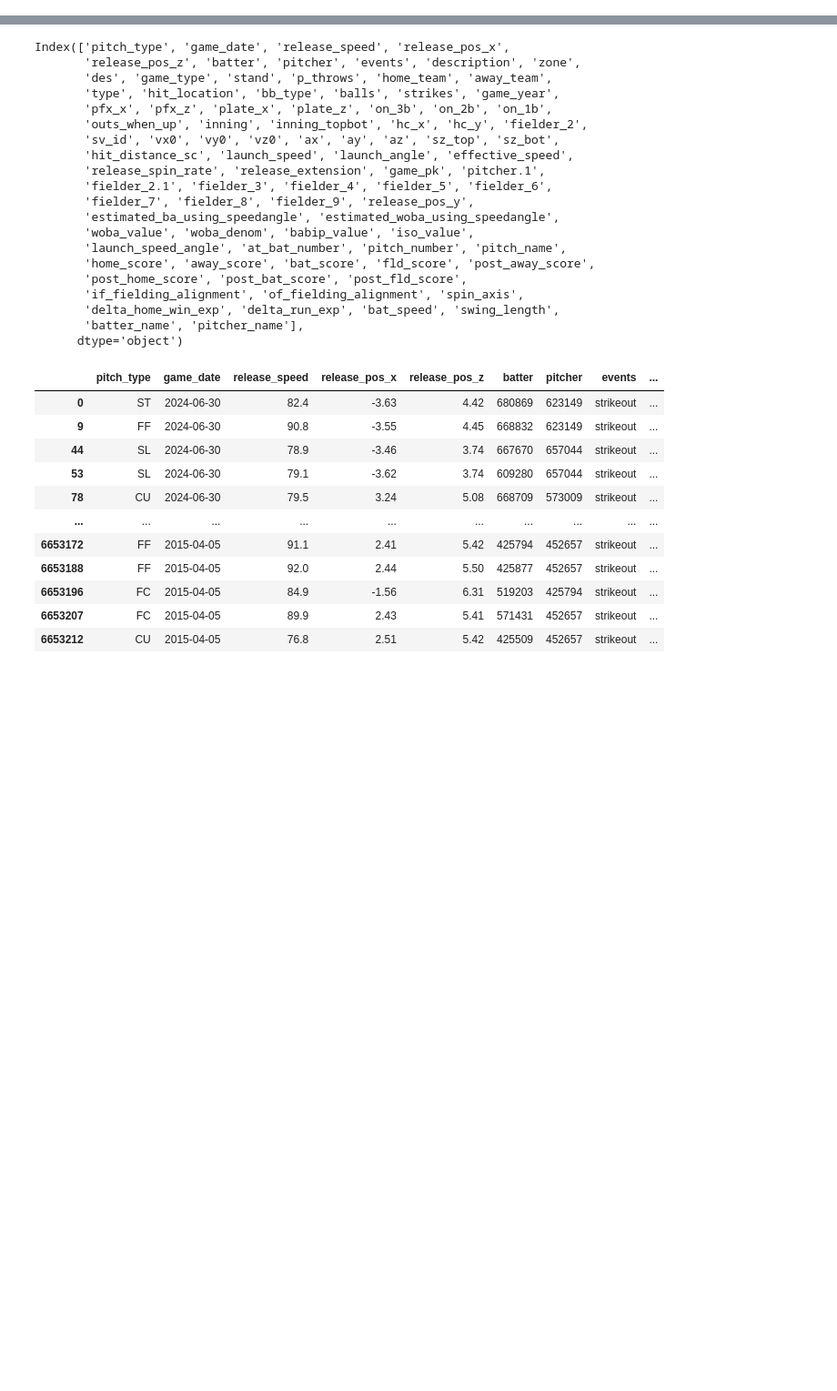
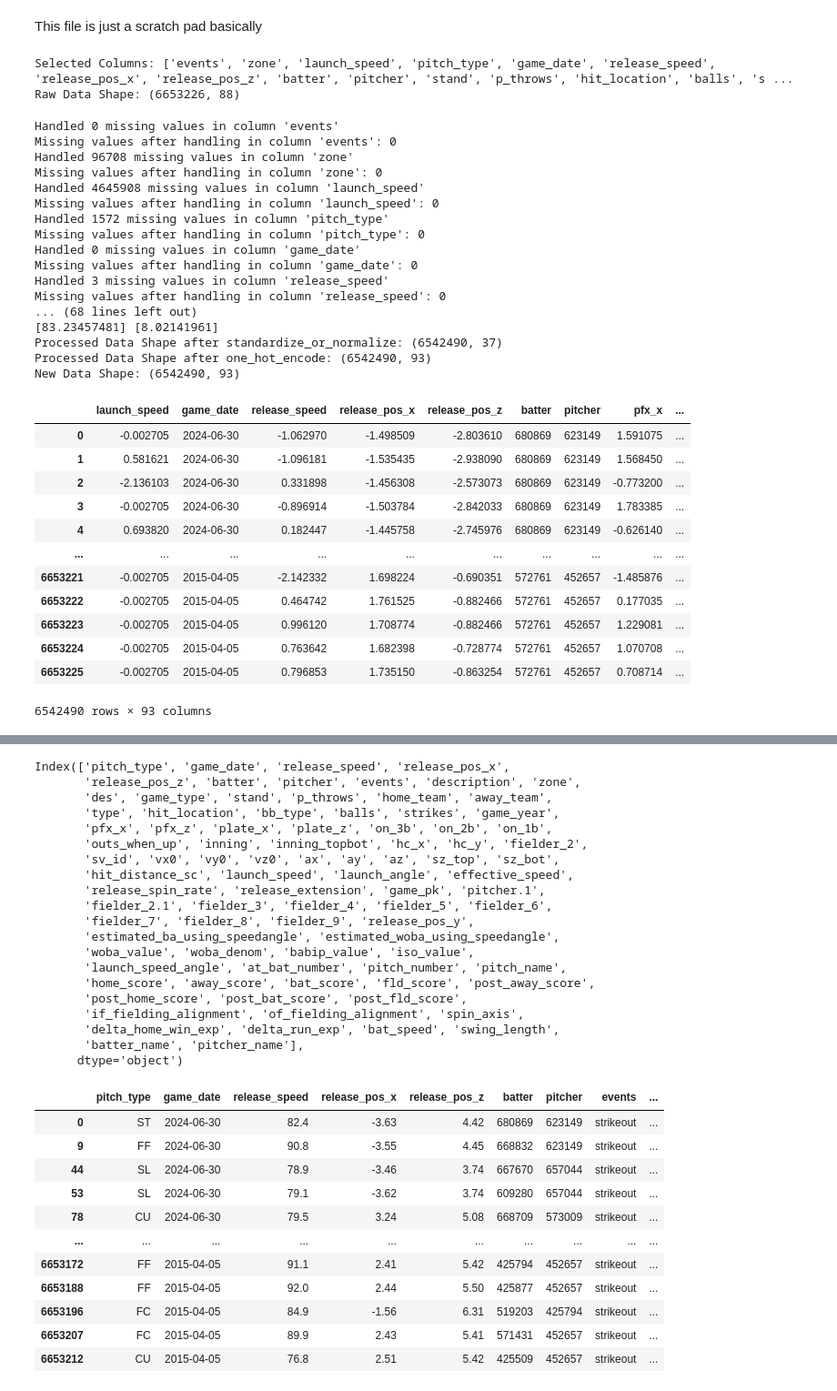
Before and after one commit to dk1414/BaseballModeling, a Jupyter notebook: data/clean_data.ipynb, the cells around one changed output, grey strips where cells are left out. Shown at 91% size. Cells and saved outputs as stored; diff of their text form; code cells hidden in the pictures; blank space fills up the shorter version.

```diff
--- a/data/clean_data.ipynb
+++ b/data/clean_data.ipynb
@@ -4,5 +4,45 @@ import pandas as pd
 import sys
 sys.path.append('../')
 from DataProc.DataProcessor import DataProcessor
+# %% [markdown]
+This file is just a scratch pad basically
 # %%
 t = pd.read_csv("statcast_2015-2024.csv")
+# %%
+t_proc = DataProcessor(t,"configv2.json")
+# %% [output]
+Selected Columns: ['events', 'zone', 'launch_speed', 'pitch_type', 'game_date', 'release_speed', 'release_pos_x', 'release_pos_z', 'batter', 'pitcher', 'stand', 'p_throws', 'hit_location', 'balls', 's ...
+Raw Data Shape: (6653226, 88)
+# %%
+t_proc.get_processed_data()
+# %% [output]
+Handled 0 missing values in column 'events'
+Missing values after handling in column 'events': 0
+Handled 96708 missing values in column 'zone'
+Missing values after handling in column 'zone': 0
+Handled 4645908 missing values in column 'launch_speed'
+Missing values after handling in column 'launch_speed': 0
+Handled 1572 missing values in column 'pitch_type'
+Missing values after handling in column 'pitch_type': 0
+Handled 0 missing values in column 'game_date'
+Missing values after handling in column 'game_date': 0
+Handled 3 missing values in column 'release_speed'
+Missing values after handling in column 'release_speed': 0
+... (68 lines left out)
+[83.23457481] [8.02141961]
+Processed Data Shape after standardize_or_normalize: (6542490, 37)
+Processed Data Shape after one_hot_encode: (6542490, 93)
+New Data Shape: (6542490, 93)
+|  | launch_speed | game_date | release_speed | release_pos_x | release_pos_z | batter | pitcher | pfx_x | ... |
+| 0 | -0.002705 | 2024-06-30 | -1.062970 | -1.498509 | -2.803610 | 680869 | 623149 | 1.591075 | ... |
+| 1 | 0.581621 | 2024-06-30 | -1.096181 | -1.535435 | -2.938090 | 680869 | 623149 | 1.568450 | ... |
+| 2 | -2.136103 | 2024-06-30 | 0.331898 | -1.456308 | -2.573073 | 680869 | 623149 | -0.773200 | ... |
+| 3 | -0.002705 | 2024-06-30 | -0.896914 | -1.503784 | -2.842033 | 680869 | 623149 | 1.783385 | ... |
+| 4 | 0.693820 | 2024-06-30 | 0.182447 | -1.445758 | -2.745976 | 680869 | 623149 | -0.626140 | ... |
+| ... | ... | ... | ... | ... | ... | ... | ... | ... | ... |
+| 6653221 | -0.002705 | 2015-04-05 | -2.142332 | 1.698224 | -0.690351 | 572761 | 452657 | -1.485876 | ... |
+| 6653222 | -0.002705 | 2015-04-05 | 0.464742 | 1.761525 | -0.882466 | 572761 | 452657 | 0.177035 | ... |
+| 6653223 | -0.002705 | 2015-04-05 | 0.996120 | 1.708774 | -0.882466 | 572761 | 452657 | 1.229081 | ... |
+| 6653224 | -0.002705 | 2015-04-05 | 0.763642 | 1.682398 | -0.728774 | 572761 | 452657 | 1.070708 | ... |
+| 6653225 | -0.002705 | 2015-04-05 | 0.796853 | 1.735150 | -0.863254 | 572761 | 452657 | 0.708714 | ... |
+6542490 rows × 93 columns
```
Also changed, not shown: parts of 10 cells of this notebook, 5 other files.
